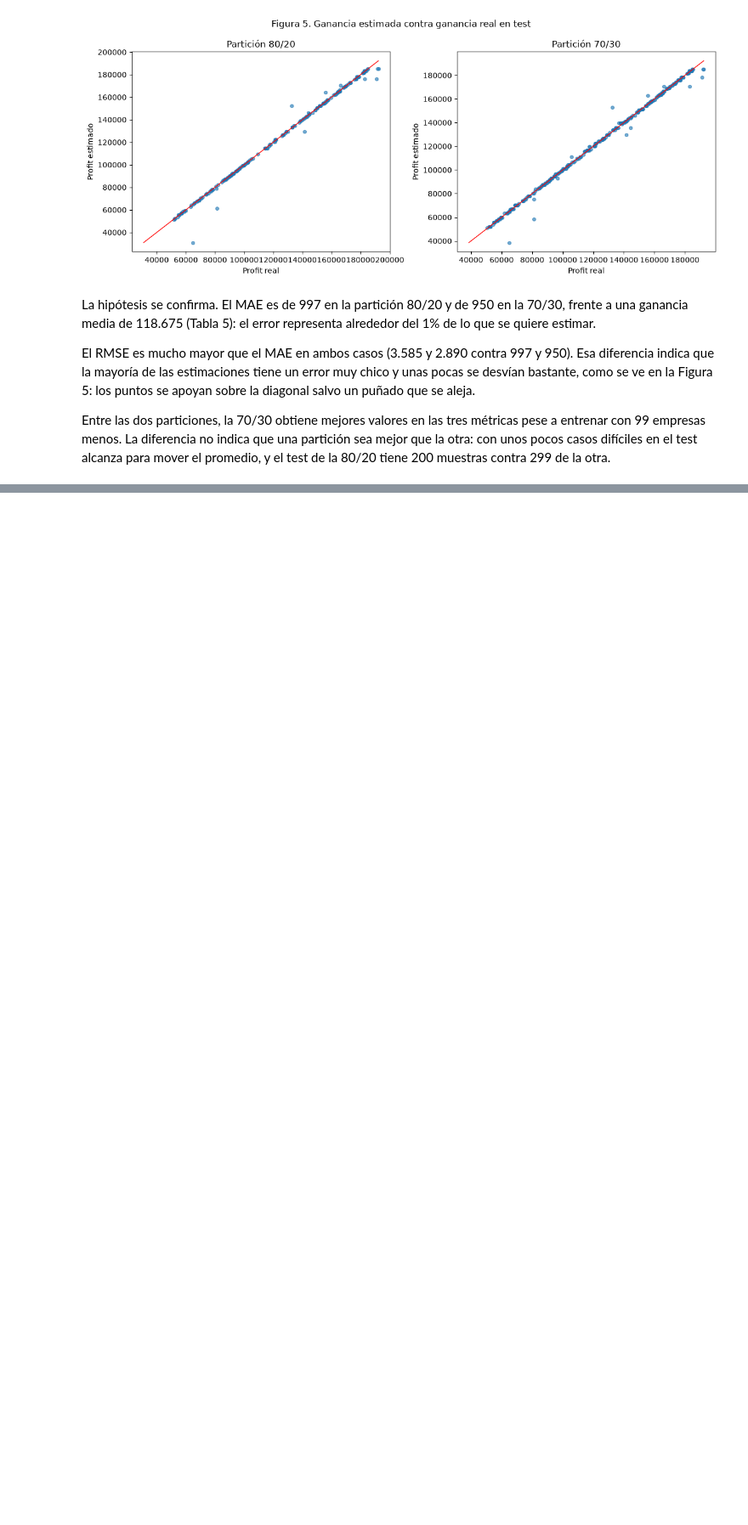
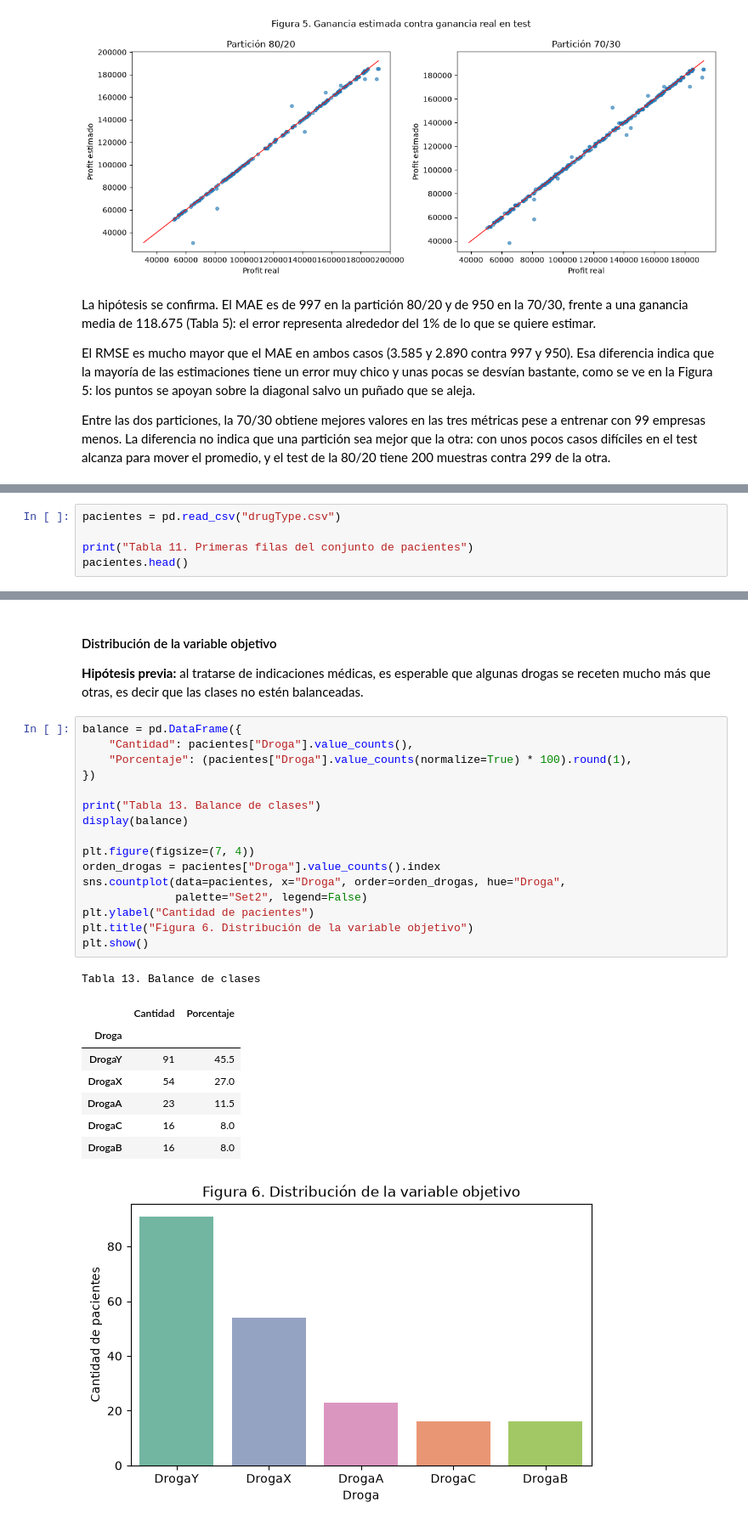
Before and after one commit to frankoespa/tuia-mineria-de-datos, a Jupyter notebook: tp2/tp2_mineria_renna_esparza.ipynb, the cells around one changed output, grey strips where cells are left out. Shown at 85% size. Saved outputs shown, nothing was run; the diff lists cells and outputs as text; blank space fills up the shorter version.

```diff
--- a/tp2/tp2_mineria_renna_esparza.ipynb
+++ b/tp2/tp2_mineria_renna_esparza.ipynb
@@ -452,0 +459,5 @@ Entre las dos particiones, la 70/30 obtiene mejores valores en las tres métrica
+# %%
+pacientes = pd.read_csv("drugType.csv")
+
+print("Tabla 11. Primeras filas del conjunto de pacientes")
+pacientes.head()
@@ -452,0 +512,30 @@ Entre las dos particiones, la 70/30 obtiene mejores valores en las tres métrica
+# %% [markdown]
+#### Distribución de la variable objetivo
+
+**Hipótesis previa:** al tratarse de indicaciones médicas, es esperable que algunas drogas se receten mucho más que otras, es decir que las clases no estén balanceadas.
+# %%
+balance = pd.DataFrame({
+    "Cantidad": pacientes["Droga"].value_counts(),
+    "Porcentaje": (pacientes["Droga"].value_counts(normalize=True) * 100).round(1),
+})
+
+print("Tabla 13. Balance de clases")
+display(balance)
+
+plt.figure(figsize=(7, 4))
+orden_drogas = pacientes["Droga"].value_counts().index
+sns.countplot(data=pacientes, x="Droga", order=orden_drogas, hue="Droga",
+              palette="Set2", legend=False)
+plt.ylabel("Cantidad de pacientes")
+plt.title("Figura 6. Distribución de la variable objetivo")
+plt.show()
+# %% [output]
+Tabla 13. Balance de clases
+|  | Cantidad | Porcentaje |
+| Droga |  |  |
+| DrogaY | 91 | 45.5 |
+| DrogaX | 54 | 27.0 |
+| DrogaA | 23 | 11.5 |
+| DrogaC | 16 | 8.0 |
+| DrogaB | 16 | 8.0 |
+[figure, added]
```
Also changed, not shown: parts of 19 cells of this notebook, 1 other file.
